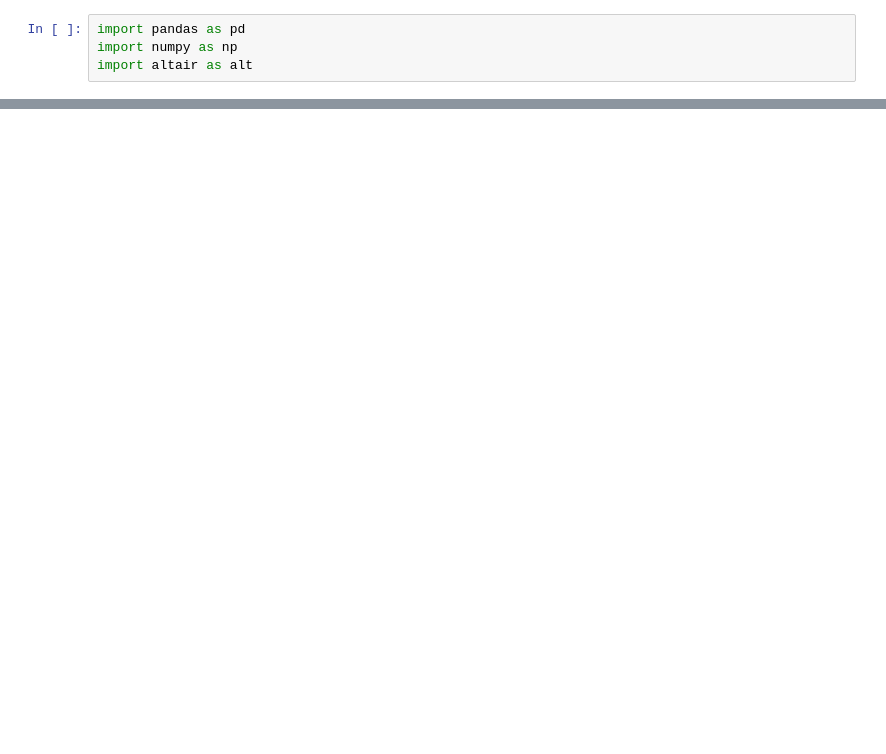
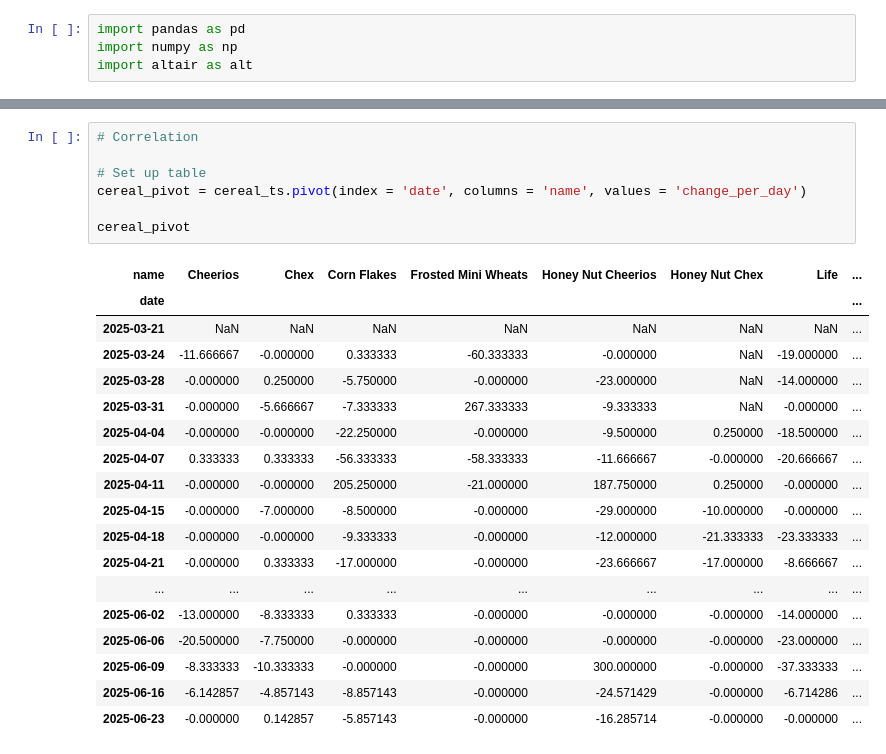
Before and after one commit to Peter-Silverstein/cereal-analysis, a Jupyter notebook: workbook.ipynb, the cells around one changed output, grey strips where cells are left out. Cells and saved outputs as stored; diff of their text form; blank space fills up the shorter version.

```diff
--- a/workbook.ipynb
+++ b/workbook.ipynb
@@ -42,0 +56,26 @@ alt.Chart(cereal_ts).mark_line().encode(
+# %%
+# Correlation
+
+# Set up table
+cereal_pivot = cereal_ts.pivot(index = 'date', columns = 'name', values = 'change_per_day')
+
+cereal_pivot
+# %% [output]
+| name | Cheerios | Chex | Corn Flakes | Frosted Mini Wheats | Honey Nut Cheerios | Honey Nut Chex | Life | ... |
+| date |  |  |  |  |  |  |  | ... |
+| 2025-03-21 | NaN | NaN | NaN | NaN | NaN | NaN | NaN | ... |
+| 2025-03-24 | -11.666667 | -0.000000 | 0.333333 | -60.333333 | -0.000000 | NaN | -19.000000 | ... |
+| 2025-03-28 | -0.000000 | 0.250000 | -5.750000 | -0.000000 | -23.000000 | NaN | -14.000000 | ... |
+| 2025-03-31 | -0.000000 | -5.666667 | -7.333333 | 267.333333 | -9.333333 | NaN | -0.000000 | ... |
+| 2025-04-04 | -0.000000 | -0.000000 | -22.250000 | -0.000000 | -9.500000 | 0.250000 | -18.500000 | ... |
+| 2025-04-07 | 0.333333 | 0.333333 | -56.333333 | -58.333333 | -11.666667 | -0.000000 | -20.666667 | ... |
+| 2025-04-11 | -0.000000 | -0.000000 | 205.250000 | -21.000000 | 187.750000 | 0.250000 | -0.000000 | ... |
+| 2025-04-15 | -0.000000 | -7.000000 | -8.500000 | -0.000000 | -29.000000 | -10.000000 | -0.000000 | ... |
+| 2025-04-18 | -0.000000 | -0.000000 | -9.333333 | -0.000000 | -12.000000 | -21.333333 | -23.333333 | ... |
+| 2025-04-21 | -0.000000 | 0.333333 | -17.000000 | -0.000000 | -23.666667 | -17.000000 | -8.666667 | ... |
+| ... | ... | ... | ... | ... | ... | ... | ... | ... |
+| 2025-06-02 | -13.000000 | -8.333333 | 0.333333 | -0.000000 | -0.000000 | -0.000000 | -14.000000 | ... |
+| 2025-06-06 | -20.500000 | -7.750000 | -0.000000 | -0.000000 | -0.000000 | -0.000000 | -23.000000 | ... |
+| 2025-06-09 | -8.333333 | -10.333333 | -0.000000 | -0.000000 | 300.000000 | -0.000000 | -37.333333 | ... |
+| 2025-06-16 | -6.142857 | -4.857143 | -8.857143 | -0.000000 | -24.571429 | -0.000000 | -6.714286 | ... |
+| 2025-06-23 | -0.000000 | 0.142857 | -5.857143 | -0.000000 | -16.285714 | -0.000000 | -0.000000 | ... |
```
Also changed, not shown: parts of 2 cells of this notebook, 4 other files.
